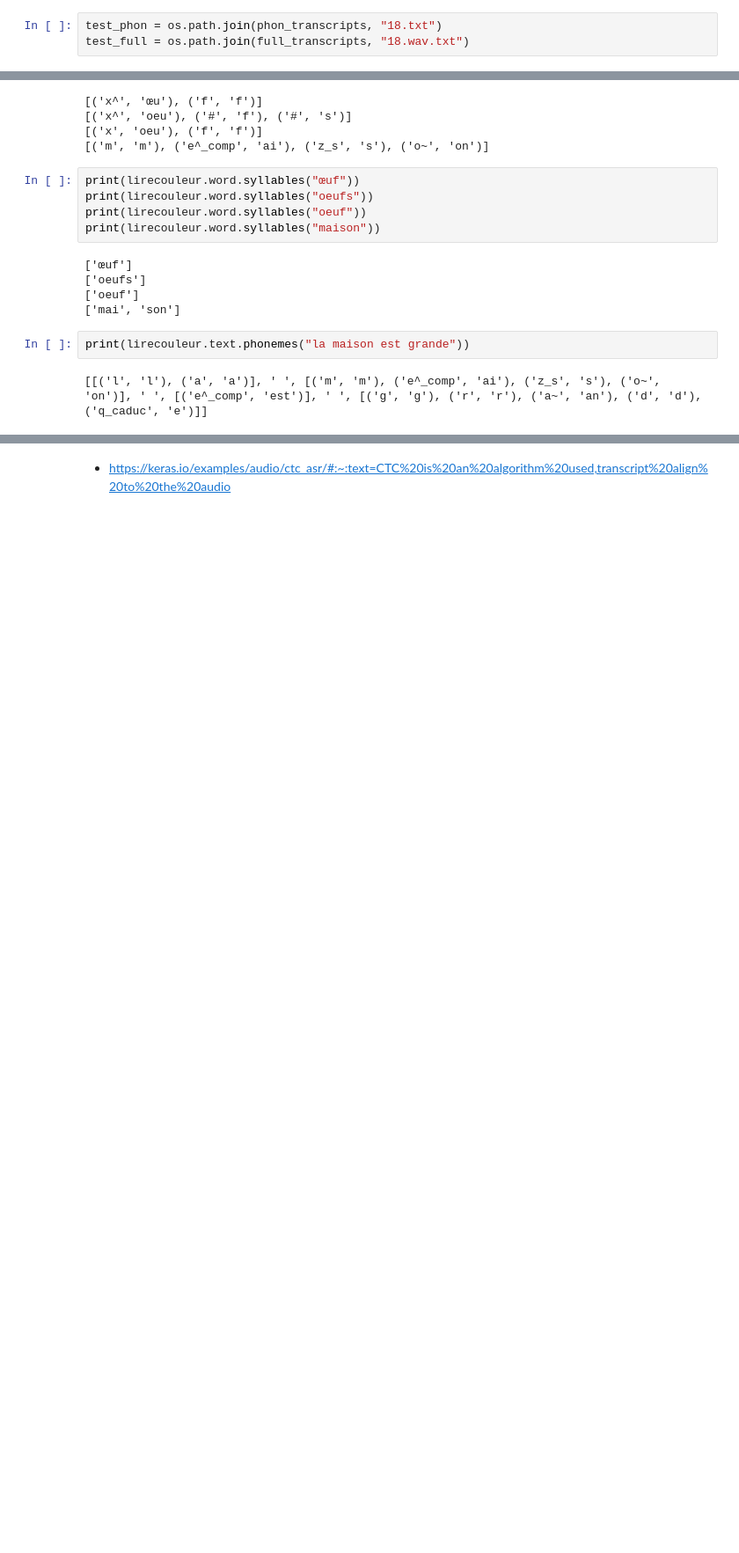
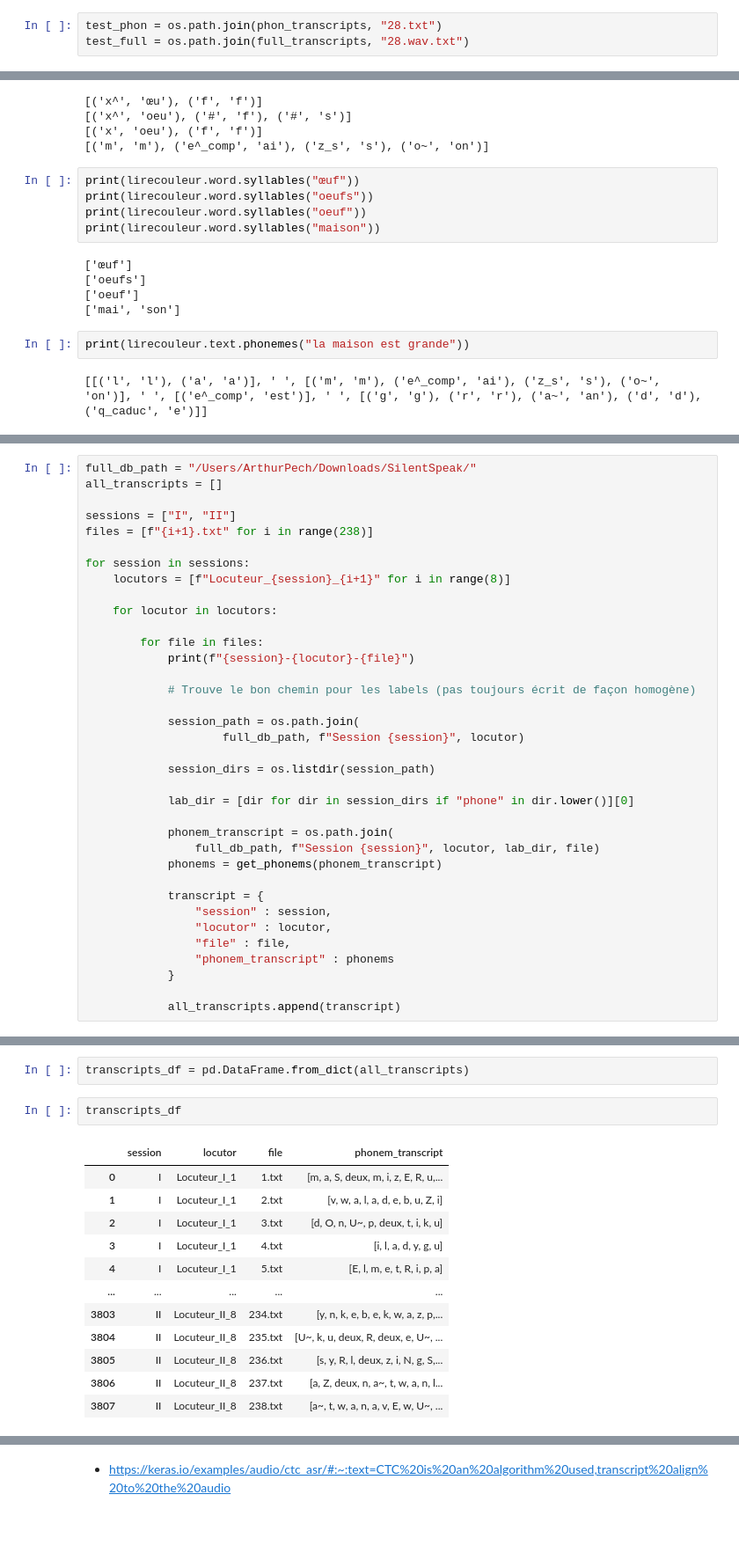
Before and after one commit to ssaulay/silentspeak, a Jupyter notebook: notebooks/transcripts_encoding_exploration.ipynb, the cells around one changed output, grey strips where cells are left out. Shown: that part at 88% size. Saved outputs shown, nothing was run; the diff lists cells and outputs as text; blank space fills up the shorter version.

Commit message:
notebook + started transcripts.py

```diff
--- a/notebooks/transcripts_encoding_exploration.ipynb
+++ b/notebooks/transcripts_encoding_exploration.ipynb
@@ -98,8 +98,8 @@ tf.Tensor([ 2  9 14 39  2 12 21  5 39  1 20 39  6 39 20 23 15 39 14 15 23], shap
 phon_transcripts = os.path.join(os.getcwd(), "..", "raw_data", "sample", "transcripts", "phonetique")
 full_transcripts = os.path.join(os.getcwd(), "..", "raw_data", "sample", "transcripts", "complet")
 # %%
-test_phon = os.path.join(phon_transcripts, "18.txt")
-test_full = os.path.join(full_transcripts, "18.wav.txt")
+test_phon = os.path.join(phon_transcripts, "28.txt")
+test_full = os.path.join(full_transcripts, "28.wav.txt")
 # %% [markdown]
 ## Test Words to phonems with LireCouleur
 # %%
@@ -176,0 +181,36 @@ lines
+# %%
+full_db_path = "/Users/ArthurPech/Downloads/SilentSpeak/"
+all_transcripts = []
+
+sessions = ["I", "II"]
+files = [f"{i+1}.txt" for i in range(238)]
+
+for session in sessions:
+    locutors = [f"Locuteur_{session}_{i+1}" for i in range(8)]
+
+    for locutor in locutors:
+
+        for file in files:
+            print(f"{session}-{locutor}-{file}")
+
+            # Trouve le bon chemin pour les labels (pas toujours écrit de façon homogène)
+
+            session_path = os.path.join(
+                    full_db_path, f"Session {session}", locutor)
+
+            session_dirs = os.listdir(session_path)
+
+            lab_dir = [dir for dir in session_dirs if "phone" in dir.lower()][0]
+
+            phonem_transcript = os.path.join(
+                full_db_path, f"Session {session}", locutor, lab_dir, file)
+            phonems = get_phonems(phonem_transcript)
+
+            transcript = {
+                "session" : session,
+                "locutor" : locutor,
+                "file" : file,
+                "phonem_transcript" : phonems
+            }
+
+            all_transcripts.append(transcript)
@@ -176,0 +237,17 @@ lines
+# %%
+transcripts_df = pd.DataFrame.from_dict(all_transcripts)
+# %%
+transcripts_df
+# %% [output]
+|  | session | locutor | file | phonem_transcript |
+| 0 | I | Locuteur_I_1 | 1.txt | [m, a, S, deux, m, i, z, E, R, u,... |
+| 1 | I | Locuteur_I_1 | 2.txt | [v, w, a, l, a, d, e, b, u, Z, i] |
+| 2 | I | Locuteur_I_1 | 3.txt | [d, O, n, U~, p, deux, t, i, k, u] |
+| 3 | I | Locuteur_I_1 | 4.txt | [i, l, a, d, y, g, u] |
+| 4 | I | Locuteur_I_1 | 5.txt | [E, l, m, e, t, R, i, p, a] |
+| ... | ... | ... | ... | ... |
+| 3803 | II | Locuteur_II_8 | 234.txt | [y, n, k, e, b, e, k, w, a, z, p,... |
+| 3804 | II | Locuteur_II_8 | 235.txt | [U~, k, u, deux, R, deux, e, U~, ... |
+| 3805 | II | Locuteur_II_8 | 236.txt | [s, y, R, l, deux, z, i, N, g, S,... |
+| 3806 | II | Locuteur_II_8 | 237.txt | [a, Z, deux, n, a~, t, w, a, n, l... |
+| 3807 | II | Locuteur_II_8 | 238.txt | [a~, t, w, a, n, a, v, E, w, U~, ... |
```
Also changed, not shown: parts of 7 cells of this notebook, 1 other file.
